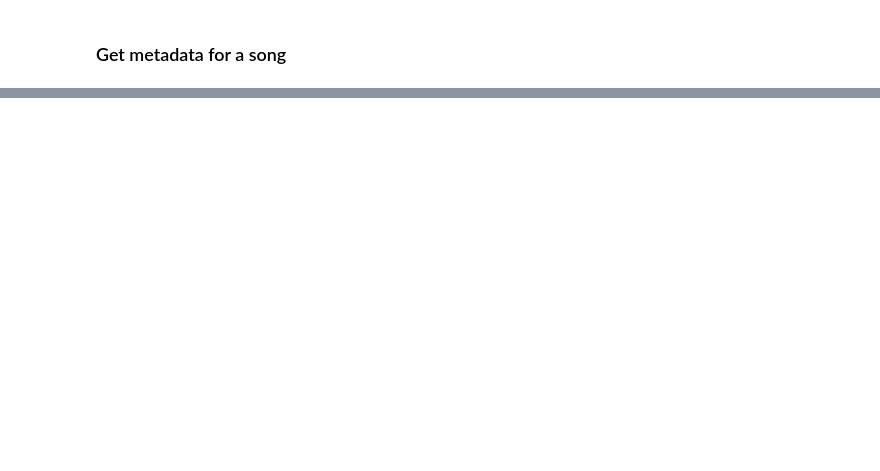
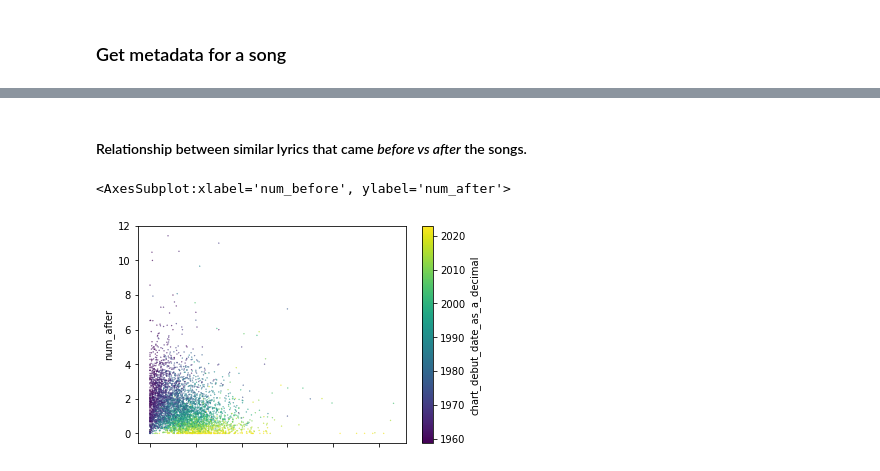
Before and after one commit to davidnmora/billboard-lyric-exploration, a Jupyter notebook: 9. Explore song cliche-ness -- What's the most cliche song?.ipynb, the cells around one changed output, grey strips where cells are left out. Cells and saved outputs as stored; diff of their text form; code cells hidden in the pictures; blank space fills up the shorter version.

```diff
--- a/9. Explore song cliche-ness -- What's the most cliche song?.ipynb
+++ b/9. Explore song cliche-ness -- What's the most cliche song?.ipynb
@@ -110,0 +163,9 @@ dtype: object
+# %%
+before_and_after_for_each_row = lyrics_df.apply(
+    lambda row: get_nearest_lyrics_split_into_before_and_after(row.name, row.song_id),
+    axis=1
+)
+
+just_before = [row[0] for row in before_and_after_for_each_row]
+
+just_after = [row[1] for row in before_and_after_for_each_row]
@@ -110,0 +174,5 @@ dtype: object
+# %%
+with_before_and_after_df = lyrics_df.copy().drop(columns='similar_lyric_indices')
+with_before_and_after_df['similar_lyric_that_came_before_indices'] = just_before
+with_before_and_after_df['similar_lyric_that_came_after_indices'] = just_after
+with_before_and_after_df
@@ -110,0 +193,4 @@ dtype: object
+# %%
+with_before_and_after_df['num_before'] = with_before_and_after_df.similar_lyric_that_came_before_indices.apply(lambda arr: len(arr))
+with_before_and_after_df['num_after'] = with_before_and_after_df.similar_lyric_that_came_after_indices.apply(lambda arr: len(arr))
+with_before_and_after_df
@@ -110,0 +228,3 @@ dtype: object
+# %%
+agged = with_before_and_after_df.groupby('song_id').agg('mean').sort_values(by='num_after')
+agged
@@ -110,0 +246,7 @@ dtype: object
+# %% [markdown]
+#### Relationship between similar lyrics that came *before vs after* the songs.
+# %%
+agged.plot.scatter(x='num_before', y='num_after', s=0.1, c='chart_debut_date_as_a_decimal', colormap='viridis')
+# %% [output]
+<AxesSubplot:xlabel='num_before', ylabel='num_after'>
+[figure, added]
```
Also changed, not shown: parts of 24 cells of this notebook.
